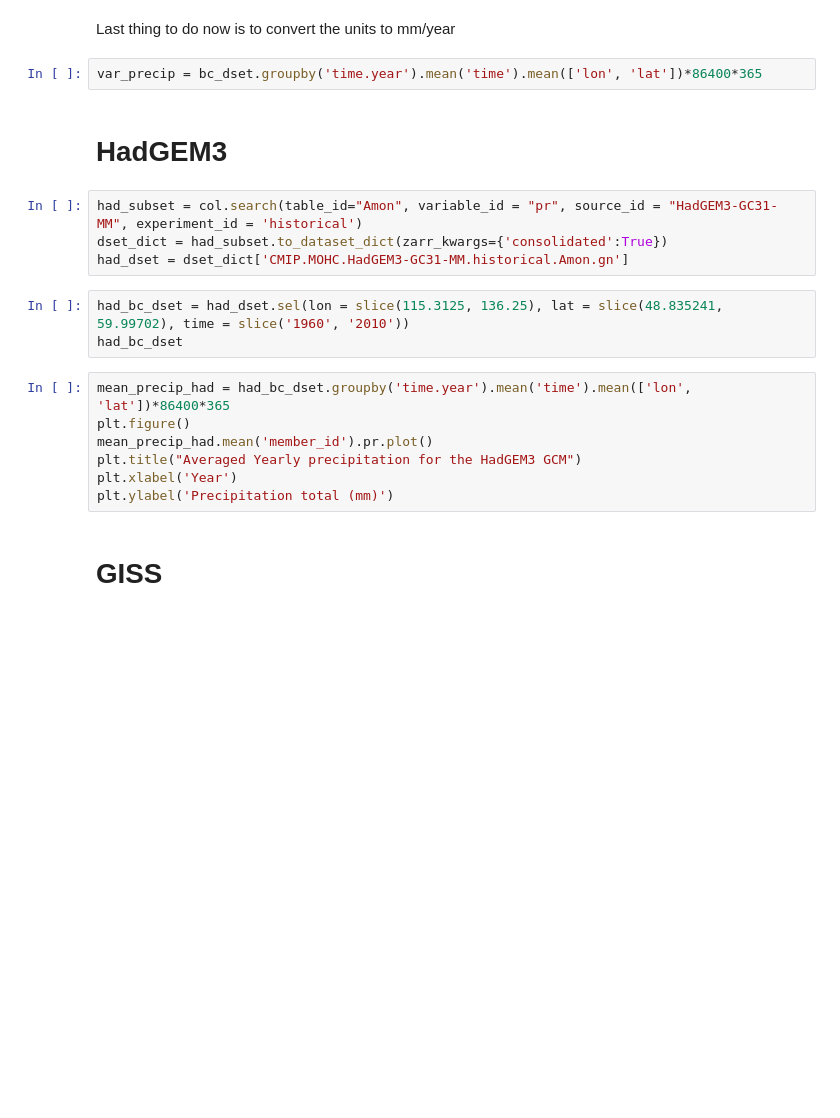
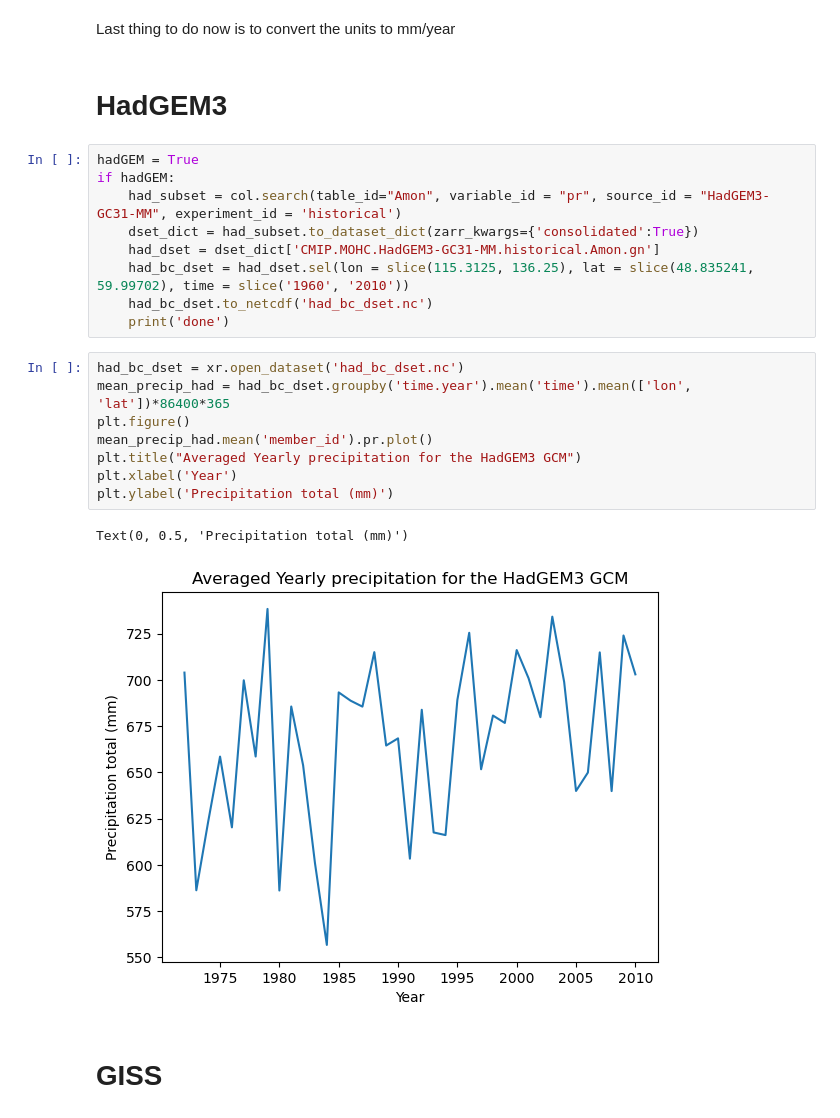
Before and after one commit to BenFarris18/Directed__Studies, a Jupyter notebook: Historical_Data.ipynb, the cells around one changed output. Drawn from its saved outputs; the diff is of its cells as text; blank space fills up the shorter version.

```diff
--- a/Historical_Data.ipynb
+++ b/Historical_Data.ipynb
@@ -204,23 +109,27 @@ var_precip.var('member_id').pr.plot()
 # %% [markdown]
 Last thing to do now is to convert the units to mm/year
-# %%
-var_precip = bc_dset.groupby('time.year').mean('time').mean(['lon', 'lat'])*86400*365
 # %% [markdown]
 # HadGEM3
 # %%
-had_subset = col.search(table_id="Amon", variable_id = "pr", source_id = "HadGEM3-GC31-MM", experiment_id = 'historical')
-dset_dict = had_subset.to_dataset_dict(zarr_kwargs={'consolidated':True})
-had_dset = dset_dict['CMIP.MOHC.HadGEM3-GC31-MM.historical.Amon.gn']
+hadGEM = True
+if hadGEM:
+    had_subset = col.search(table_id="Amon", variable_id = "pr", source_id = "HadGEM3-GC31-MM", experiment_id = 'historical')
+    dset_dict = had_subset.to_dataset_dict(zarr_kwargs={'consolidated':True})
+    had_dset = dset_dict['CMIP.MOHC.HadGEM3-GC31-MM.historical.Amon.gn']
+    had_bc_dset = had_dset.sel(lon = slice(115.3125, 136.25), lat = slice(48.835241, 59.99702), time = slice('1960', '2010'))
+    had_bc_dset.to_netcdf('had_bc_dset.nc')
+    print('done')
-# %%
-had_bc_dset = had_dset.sel(lon = slice(115.3125, 136.25), lat = slice(48.835241, 59.99702), time = slice('1960', '2010'))
-had_bc_dset
 # %%
+had_bc_dset = xr.open_dataset('had_bc_dset.nc')
 mean_precip_had = had_bc_dset.groupby('time.year').mean('time').mean(['lon', 'lat'])*86400*365
 plt.figure()
 mean_precip_had.mean('member_id').pr.plot()
 plt.title("Averaged Yearly precipitation for the HadGEM3 GCM")
 plt.xlabel('Year')
 plt.ylabel('Precipitation total (mm)')
+# %% [output]
+Text(0, 0.5, 'Precipitation total (mm)')
+[figure, added]
 # %% [markdown]
 # GISS
 # %%
```
Also changed, not shown: parts of 13 cells of this notebook, 3 other files.
